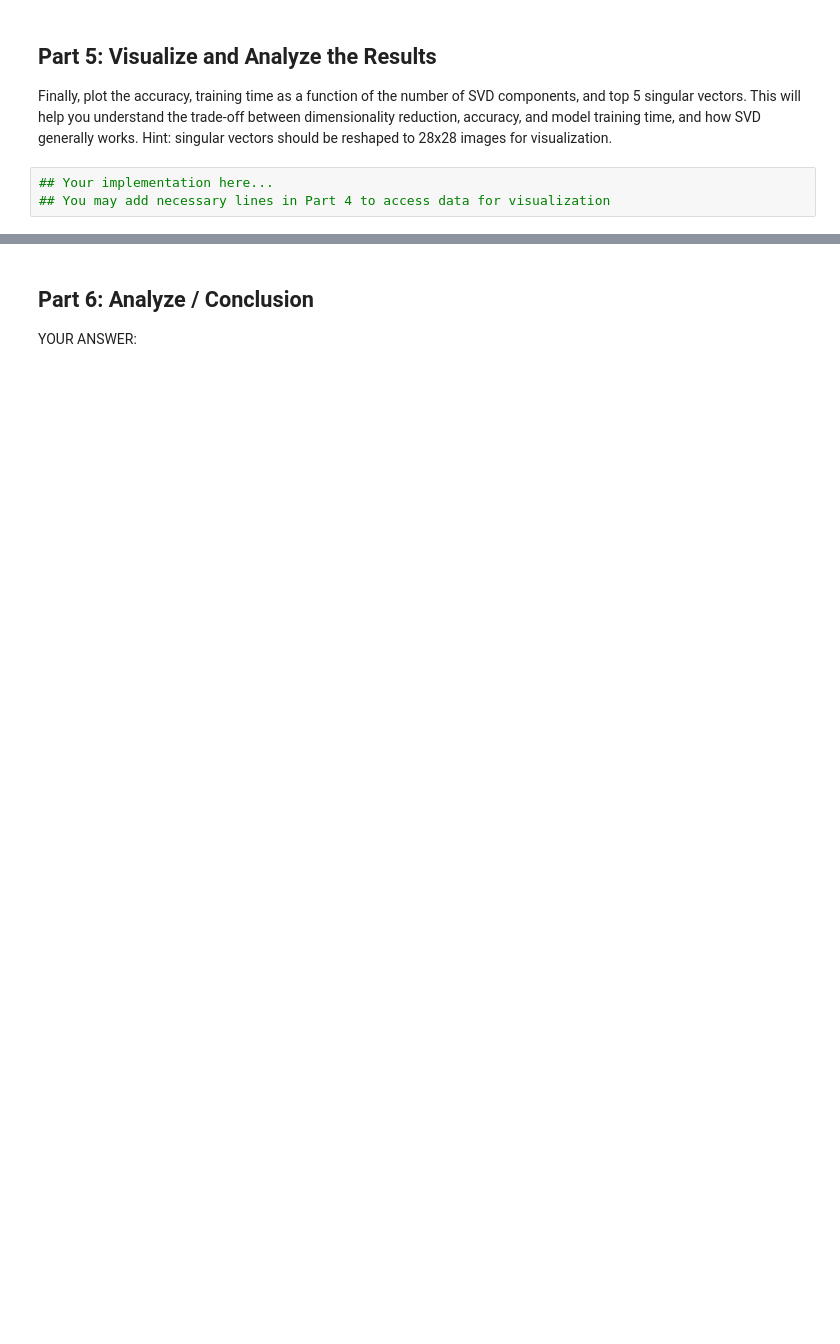
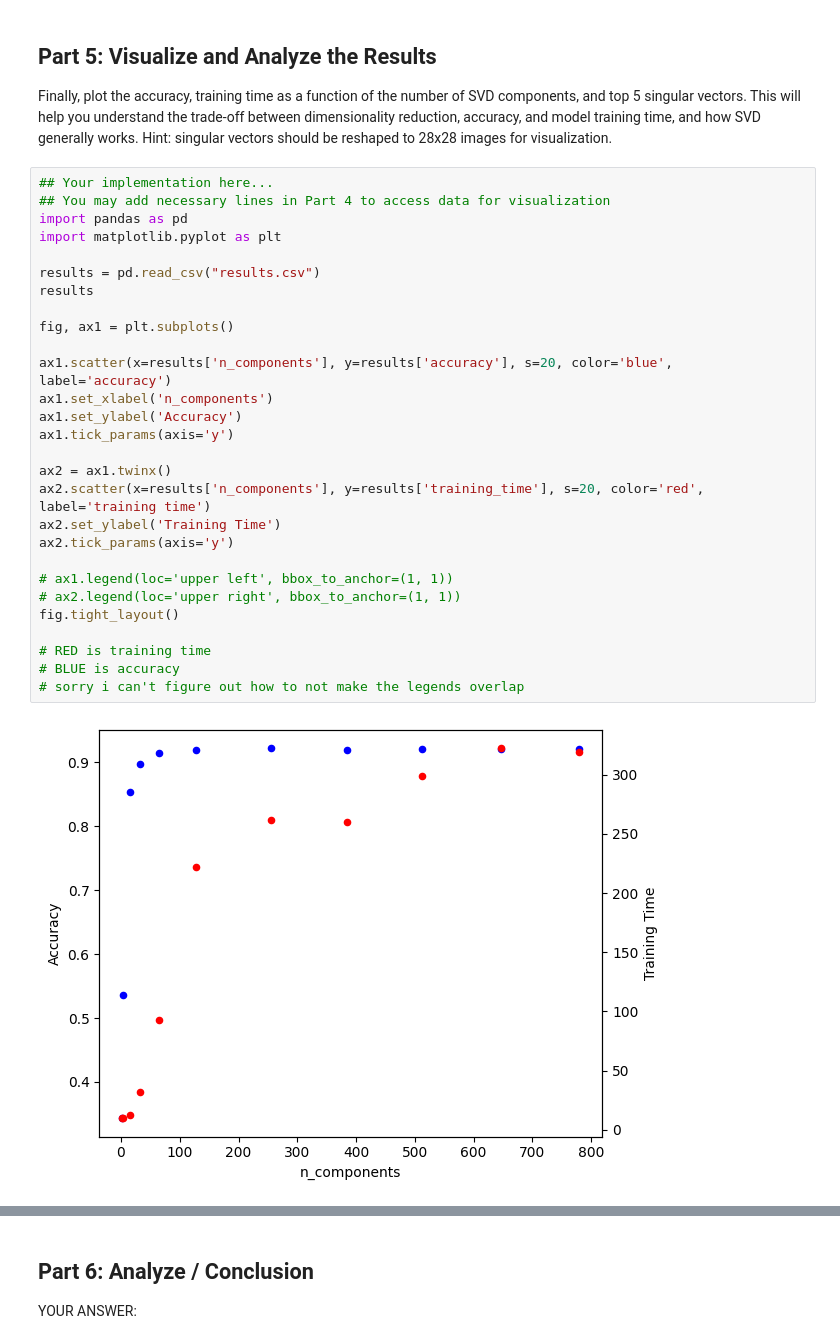
Before and after one commit to pd03-cs-506/pd03-assignment-3, a Jupyter notebook: assignment3.ipynb, the cells around one changed output, grey strips where cells are left out. Saved outputs shown, nothing was run; the diff lists cells and outputs as text; blank space fills up the shorter version.

```diff
--- a/assignment3.ipynb
+++ b/assignment3.ipynb
@@ -92,3 +256,30 @@ Finally, plot the accuracy, training time as a function of the number of SVD com
 # %%
 ## Your implementation here...
 ## You may add necessary lines in Part 4 to access data for visualization
+import pandas as pd
+import matplotlib.pyplot as plt
+
+results = pd.read_csv("results.csv")
+results
+
+fig, ax1 = plt.subplots()
+
+ax1.scatter(x=results['n_components'], y=results['accuracy'], s=20, color='blue', label='accuracy')
+ax1.set_xlabel('n_components')
+ax1.set_ylabel('Accuracy')
+ax1.tick_params(axis='y')
+
+ax2 = ax1.twinx()
+ax2.scatter(x=results['n_components'], y=results['training_time'], s=20, color='red', label='training time')
+ax2.set_ylabel('Training Time')
+ax2.tick_params(axis='y')
+
+# ax1.legend(loc='upper left', bbox_to_anchor=(1, 1))
+# ax2.legend(loc='upper right', bbox_to_anchor=(1, 1))
+fig.tight_layout()
+
+# RED is training time
+# BLUE is accuracy
+# sorry i can't figure out how to not make the legends overlap
+# %% [output]
+[figure, added]
```
Also changed, not shown: parts of 22 cells of this notebook, 1 other file.
